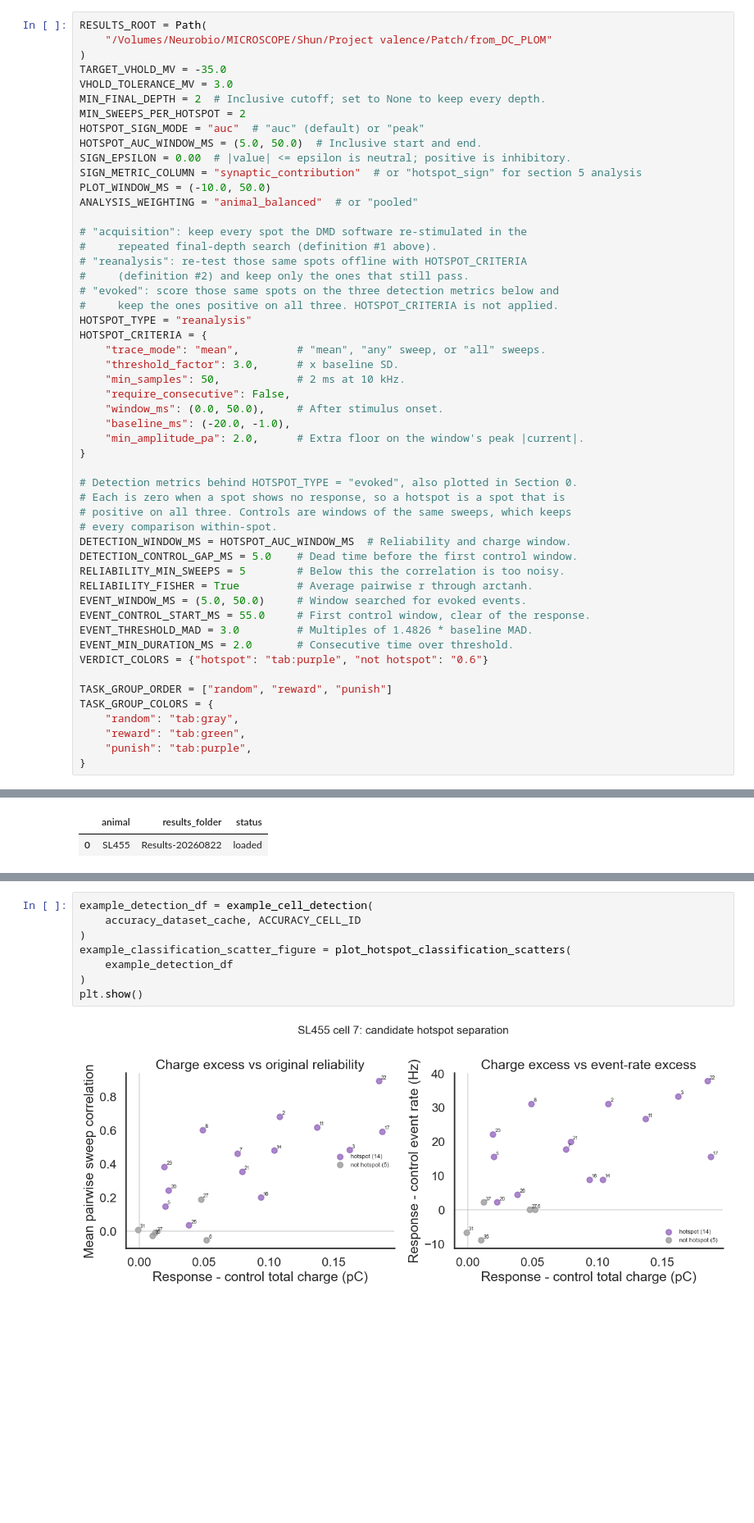
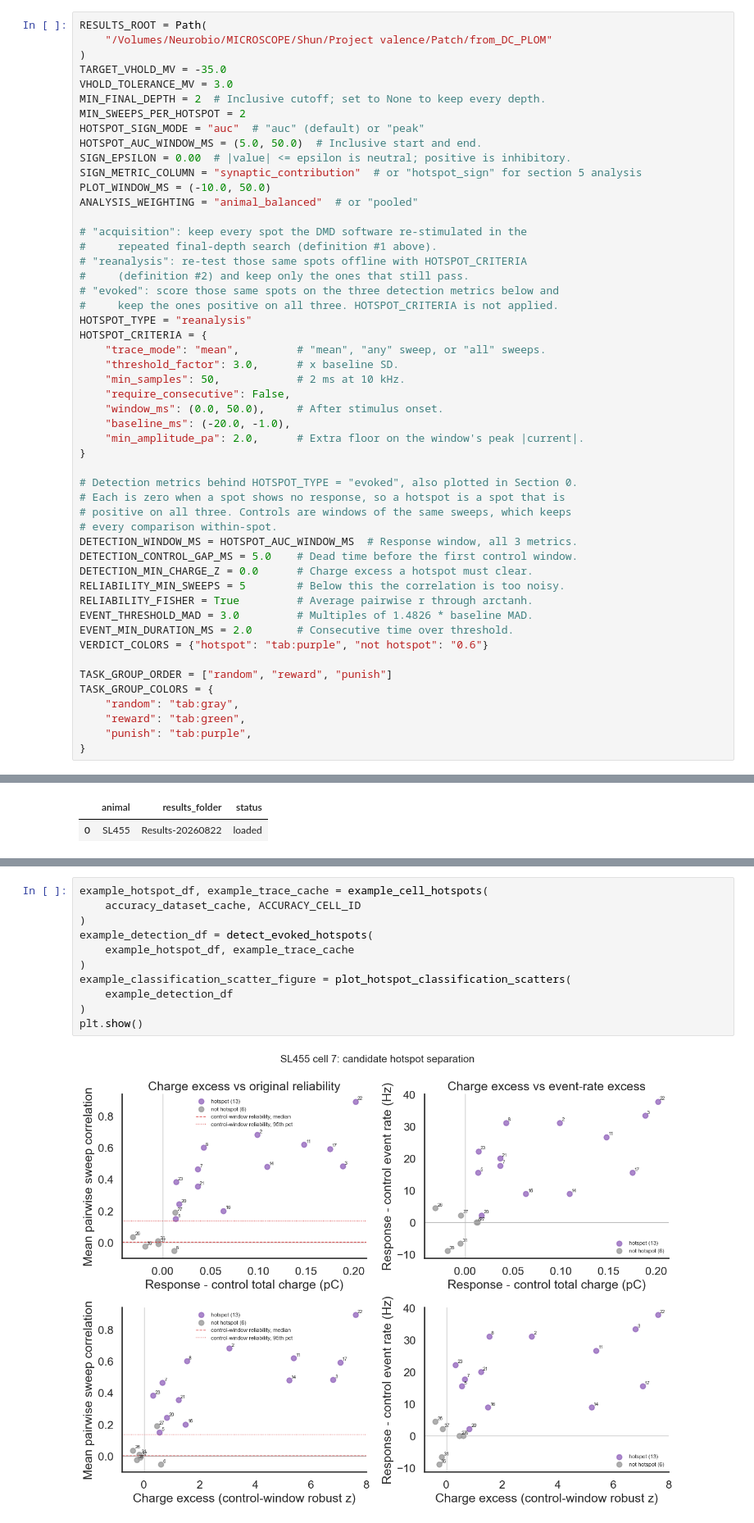
Before and after one commit to shunnnli/pyNeuroDAP, a Jupyter notebook: notebooks/Shun_dmd_analysis.ipynb, the cells around one changed output, grey strips where cells are left out. Shown at 82% size. Drawn from its saved outputs; the diff is of its cells as text; blank space fills up the shorter version.

```diff
--- a/notebooks/Shun_dmd_analysis.ipynb
+++ b/notebooks/Shun_dmd_analysis.ipynb
@@ -105,12 +105,11 @@ HOTSPOT_CRITERIA = {
 # Each is zero when a spot shows no response, so a hotspot is a spot that is
 # positive on all three. Controls are windows of the same sweeps, which keeps
 # every comparison within-spot.
-DETECTION_WINDOW_MS = HOTSPOT_AUC_WINDOW_MS  # Reliability and charge window.
+DETECTION_WINDOW_MS = HOTSPOT_AUC_WINDOW_MS  # Response window, all 3 metrics.
 DETECTION_CONTROL_GAP_MS = 5.0    # Dead time before the first control window.
+DETECTION_MIN_CHARGE_Z = 0.0      # Charge excess a hotspot must clear.
 RELIABILITY_MIN_SWEEPS = 5        # Below this the correlation is too noisy.
 RELIABILITY_FISHER = True         # Average pairwise r through arctanh.
-EVENT_WINDOW_MS = (5.0, 50.0)     # Window searched for evoked events.
-EVENT_CONTROL_START_MS = 55.0     # First control window, clear of the response.
 EVENT_THRESHOLD_MAD = 3.0         # Multiples of 1.4826 * baseline MAD.
 EVENT_MIN_DURATION_MS = 2.0       # Consecutive time over threshold.
 VERDICT_COLORS = {"hotspot": "tab:purple", "not hotspot": "0.6"}
@@ -2213,15 +2275,18 @@ All of these live in the configuration cell.
 | `EVENT_MIN_DURATION_MS` | `2.0` | consecutive time above threshold |
 | `VERDICT_COLORS` | purple / grey | hotspot and non-hotspot colour in every Section 0 plot |
 # %%
-example_detection_df = example_cell_detection(
+example_hotspot_df, example_trace_cache = example_cell_hotspots(
     accuracy_dataset_cache, ACCURACY_CELL_ID
+)
+example_detection_df = detect_evoked_hotspots(
+    example_hotspot_df, example_trace_cache
 )
 example_classification_scatter_figure = plot_hotspot_classification_scatters(
     example_detection_df
 )
 plt.show()
 # %% [output]
-[figure, old version]
+[figure, new version]
 # %%
 test_hotspot_metrics_df, test_analysis_log_df, test_figures = run_accuracy_check(
     accuracy_dataset_cache,
```
Also changed, not shown: parts of 3 cells of this notebook.
